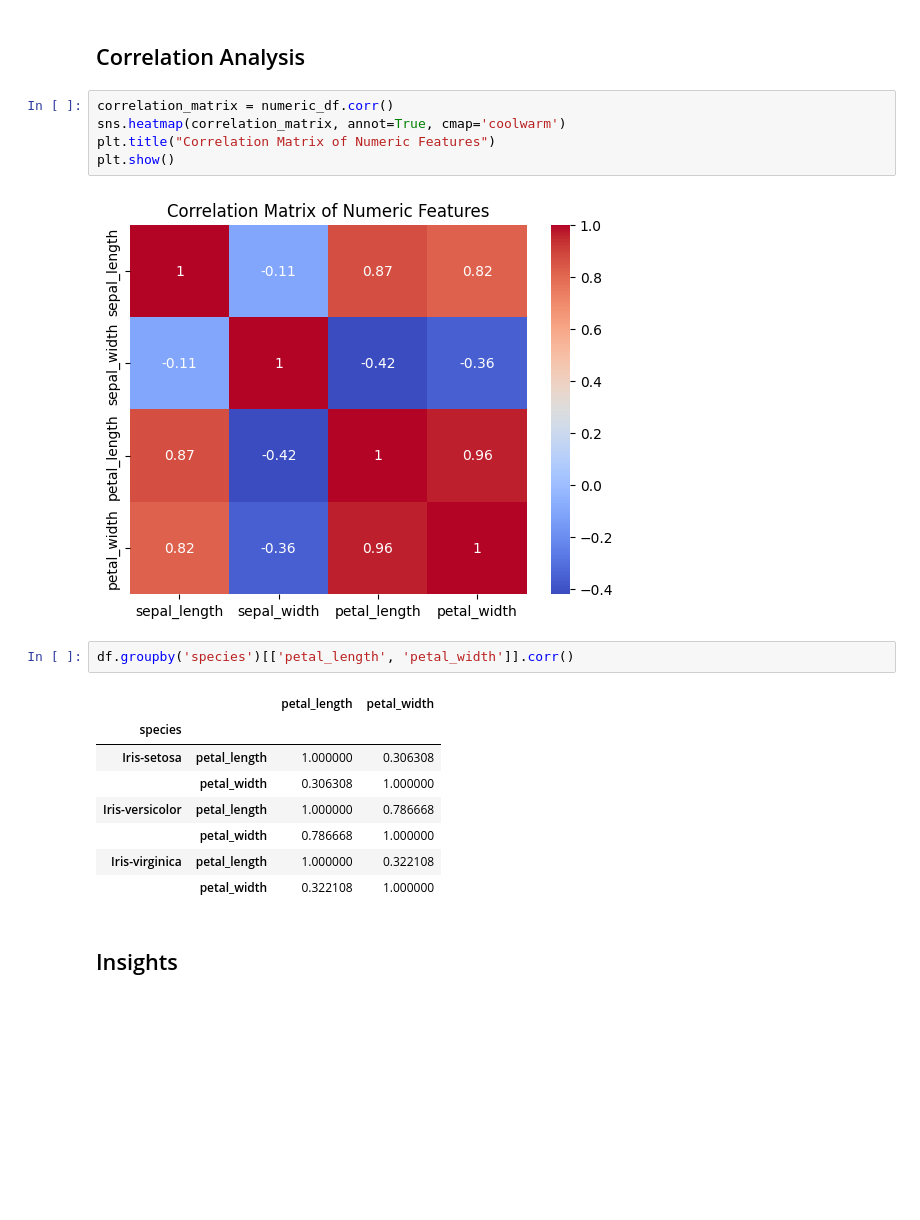
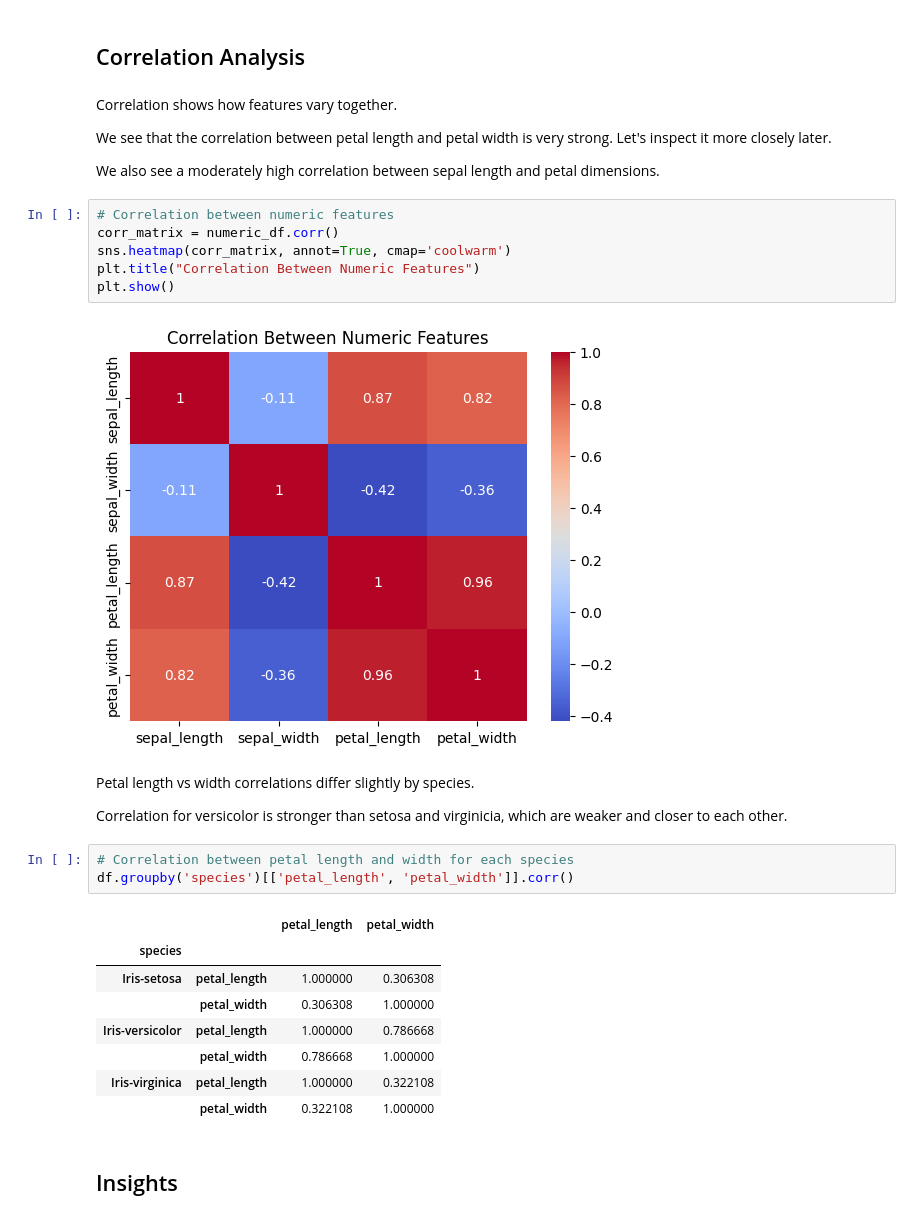
Before and after one commit to andrianllmm/ds100-ws1, a Jupyter notebook: eda.ipynb, the cells around one changed output. Cells and saved outputs as stored; diff of their text form; blank space fills up the shorter version.

```diff
--- a/eda.ipynb
+++ b/eda.ipynb
@@ -158,13 +196,25 @@ plt.show()
 # %% [markdown]
 ## Correlation Analysis
+# %% [markdown]
+Correlation shows how features vary together.
+
+We see that the correlation between petal length and petal width is very strong. Let's inspect it more closely later.
+
+We also see a moderately high correlation between sepal length and petal dimensions.
 # %%
-correlation_matrix = numeric_df.corr()
-sns.heatmap(correlation_matrix, annot=True, cmap='coolwarm')
-plt.title("Correlation Matrix of Numeric Features")
+# Correlation between numeric features
+corr_matrix = numeric_df.corr()
+sns.heatmap(corr_matrix, annot=True, cmap='coolwarm')
+plt.title("Correlation Between Numeric Features")
 plt.show()
 # %% [output]
-[figure, old version]
+[figure, new version]
+# %% [markdown]
+Petal length vs width correlations differ slightly by species.
+
+Correlation for versicolor is stronger than setosa and virginicia, which are weaker and closer to each other.
 # %%
+# Correlation between petal length and width for each species
 df.groupby('species')[['petal_length', 'petal_width']].corr()
 # %% [output]
 |  |  | petal_length | petal_width |
```
Also changed, not shown: parts of 34 cells of this notebook.
